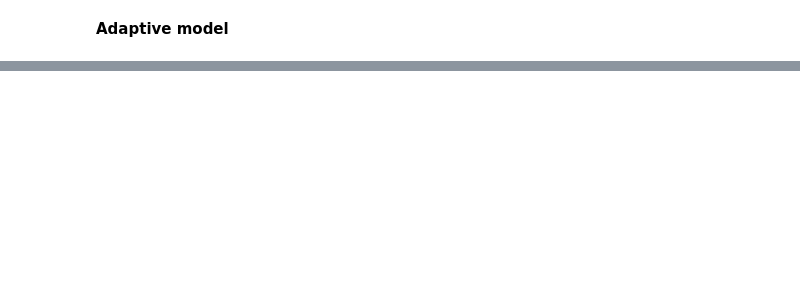
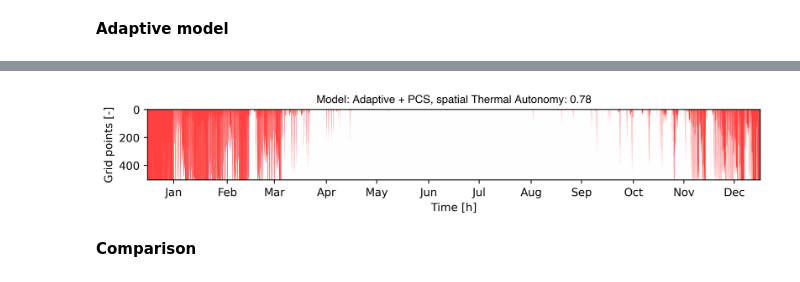
Before and after one commit to t-kramer/comfortSIM, a Jupyter notebook: workflow/workflow.ipynb, the cells around one changed output, grey strips where cells are left out. Cells and saved outputs as stored; diff of their text form; code cells hidden in the pictures; blank space fills up the shorter version.

Commit message:
Add before/after comparison

```diff
--- a/workflow/workflow.ipynb
+++ b/workflow/workflow.ipynb
@@ -748,6 +763,12 @@ adjustedAdaptiveInput['top']  = psychrometrics.t_o(adjustedAdaptiveInput.ta, adj
 adjustedAdaptiveInput['tmp_cmf_80_low'] = adaptive_ashrae(adjustedAdaptiveInput.ta, adjustedAdaptiveInput.tr, adjustedAdaptiveInput.dbt, adjustedAdaptiveInput.vel, limit_inputs=False)['tmp_cmf_80_low']
 adjustedAdaptiveInput['tmp_cmf_80_up'] = adaptive_ashrae(adjustedAdaptiveInput.ta, adjustedAdaptiveInput.tr, adjustedAdaptiveInput.dbt, adjustedAdaptiveInput.vel, limit_inputs=False)['tmp_cmf_80_up']
 
+conditions = [
+    (adjustedAdaptiveInput['top'] <= adjustedAdaptiveInput['tmp_cmf_80_low']),
+    (adjustedAdaptiveInput['top'] > adjustedAdaptiveInput['tmp_cmf_80_low']) & (adjustedAdaptiveInput['top'] < adjustedAdaptiveInput['tmp_cmf_80_up']),
+    (adjustedAdaptiveInput['top'] >= adjustedAdaptiveInput['tmp_cmf_80_up'])
+    ]
+
 adjustedAdaptiveInput['adaptive'] = np.select(conditions, values)
 adjusted_adaptive_array = adjustedAdaptiveInput['adaptive'].to_numpy()
 # %%
@@ -768,0 +794,6 @@ working_sta
+# %%
+plot_sta(adjustedAdaptivePredictions, 'Adaptive + PCS')
+# %% [output]
+[figure, added]
+# %% [markdown]
+**Comparison**
```
Also changed, not shown: parts of 19 cells of this notebook, 1 other file.
